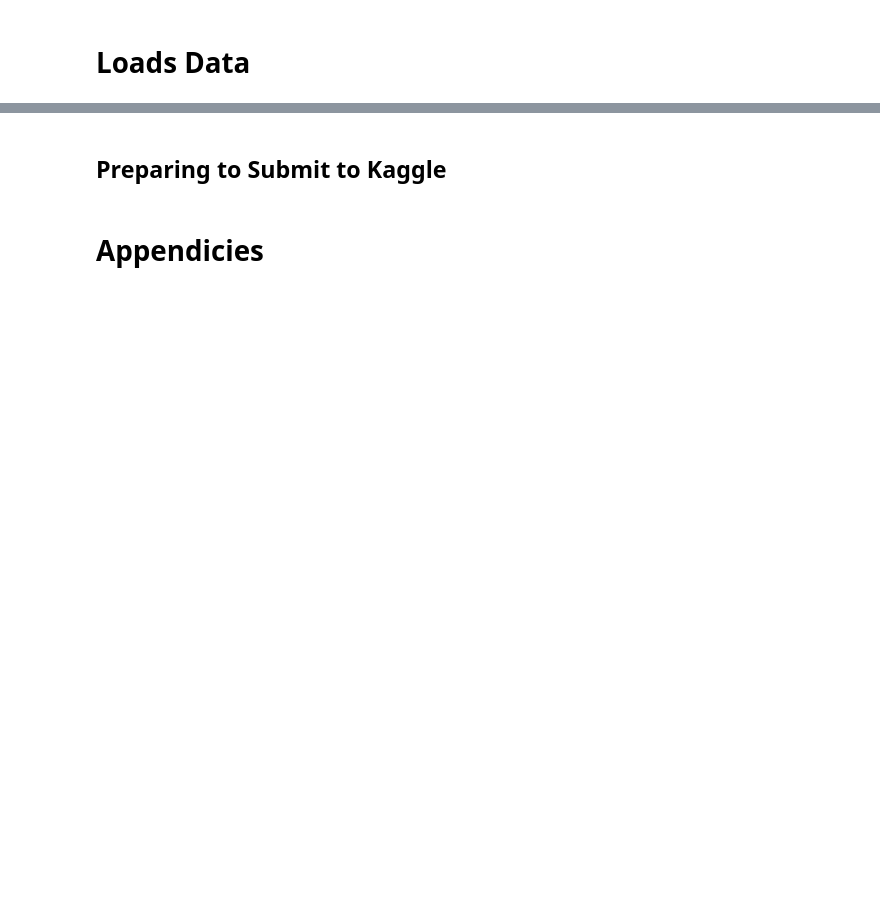
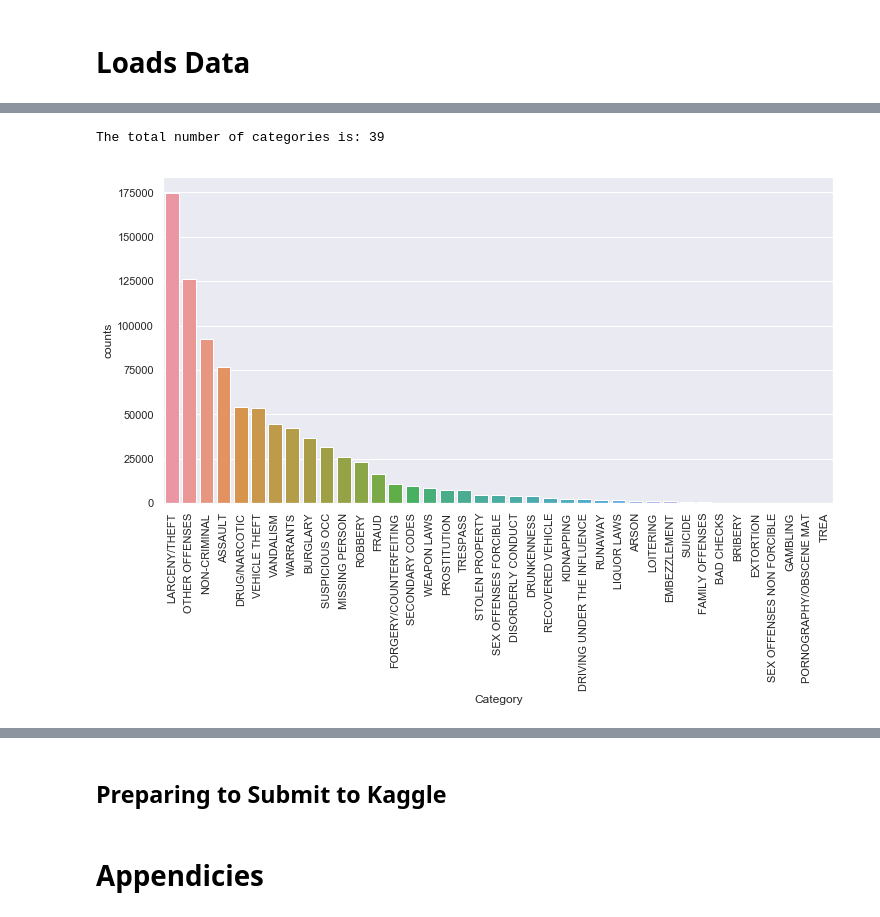
Before and after one commit to ucbiyyq/ucbiyyq-w207re-final-proj, a Jupyter notebook: notebooks/1.0-all-final-submission.ipynb, the cells around one changed output, grey strips where cells are left out. Drawn from its saved outputs; the diff is of its cells as text; code cells hidden in the pictures; blank space fills up the shorter version.

```diff
--- a/notebooks/1.0-all-final-submission.ipynb
+++ b/notebooks/1.0-all-final-submission.ipynb
@@ -107,0 +131,12 @@ print(test_ids.shape)
+# %%
+print('The total number of categories is: ' + str(len(train_pd.Category.unique())))
+# %% [output]
+The total number of categories is: 39
+# %%
+dat = train_pd.groupby(["Category"]).size().reset_index(name='counts').sort_values(by = "counts", ascending = False)
+
+sns.set(rc = {"figure.figsize" : (12, 6)})
+ax = sns.barplot(x = "Category", y = "counts", data=dat). \
+    set_xticklabels(dat['Category'],rotation = 90)
+# %% [output]
+[figure, added]
```
Also changed, not shown: parts of 59 cells of this notebook.
